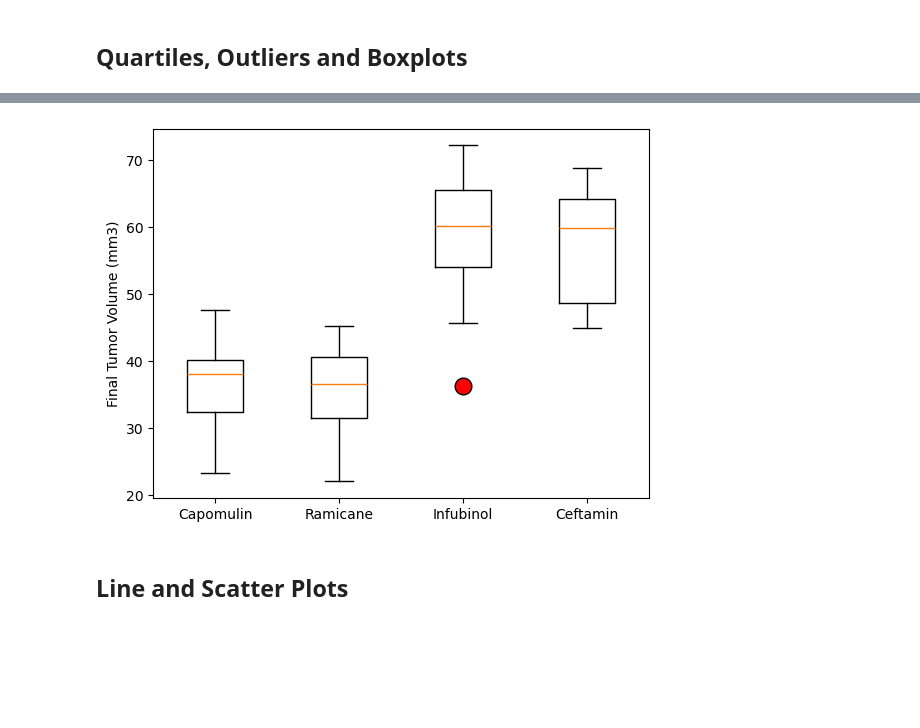
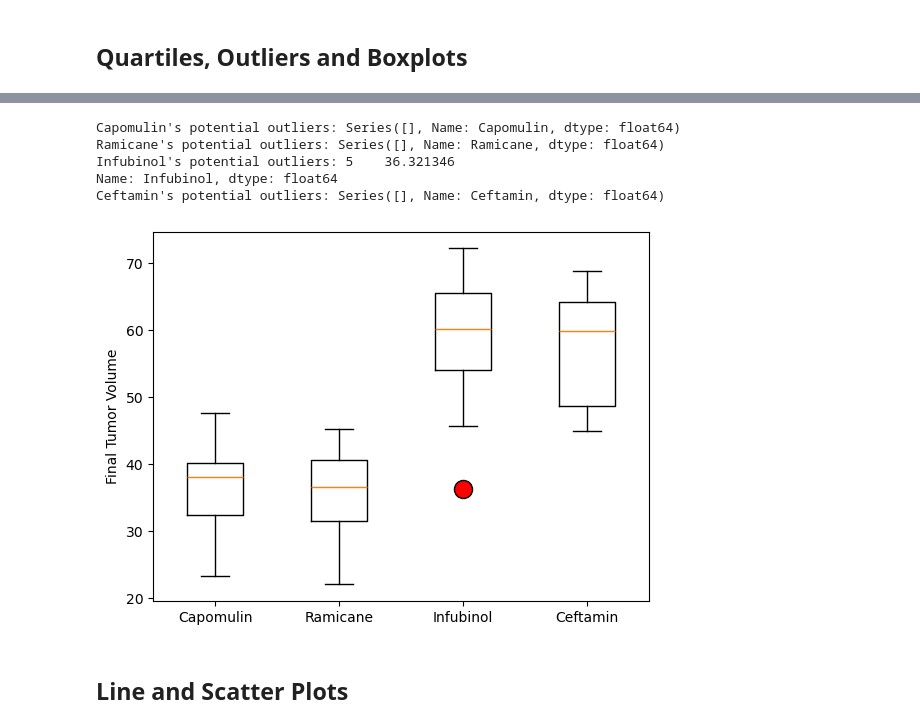
Before and after one commit to itzelvazsan/matplotlib-challenge, a Jupyter notebook: pymaceuticals.ipynb, the cells around one changed output, grey strips where cells are left out. Drawn from its saved outputs; the diff is of its cells as text; code cells hidden in the pictures; blank space fills up the shorter version.

```diff
--- a/pymaceuticals.ipynb
+++ b/pymaceuticals.ipynb
@@ -168,6 +184,9 @@ plt.show()
 # Capomulin, Ramicane, Infubinol, and Ceftamin
 
 # Start by getting the last (greatest) timepoint for each mouse
-
+greatest_timepoint = cleaned_df.groupby(["Mouse ID"])["Timepoint"].max()
+greatest_timepoint.head()
 
 # Merge this group df with the original DataFrame to get the tumor volume at the last timepoint
+mice_great_timepoint = pd.merge(greatest_timepoint, cleaned_df, on = ["Mouse ID", "Timepoint"])
+mice_great_timepoint.head()
@@ -174,18 +200,19 @@ plt.show()
 # %%
 # Put treatments into a list for for loop (and later for plot labels)
-
+treatment = ["Capomulin", "Ramicane", "Infubinol", "Ceftamin"]
 
 # Create empty list to fill with tumor vol data (for plotting)
-
+tumor_volumes = {"Capomulin": [], "Ramicane": [], "Infubinol": [], "Ceftamin": []}
 
 # Calculate the IQR and quantitatively determine if there are any potential outliers.
-
+for drug in treatment:
 
     # Locate the rows which contain mice on each drug and get the tumor volumes
-
+    subset = mice_great_timepoint.loc[mice_great_timepoint["Drug Regimen"] == drug, "Tumor Volume (mm3)"]
 
     # add subset
+    tumor_volumes[drug].extend(subset)
 
-
-    # Determine outliers using upper and lower bounds
+tumor_volumes = pd.DataFrame(tumor_volumes)
+tumor_volumes
 # %% [output]
@@ -197,7 +266,28 @@ Ceftamin's potential outliers: Series([], Name: Tumor Volume (mm3), dtype: float
+# %%
+for drug in treatment:
+    lower_b = quartiles_treatment.loc[quartiles_treatment["treatment"] == drug, "lower_bound"].values[0]
+    upper_b = quartiles_treatment.loc[quartiles_treatment["treatment"] == drug, "upper_bound"].values[0]
+
+    outliers = tumor_volumes.loc[(tumor_volumes[drug] > upper_b) | (tumor_volumes[drug] < lower_b), drug]
+
+    print(f"{drug}'s potential outliers: {outliers}")
+# %% [output]
+Capomulin's potential outliers: Series([], Name: Capomulin, dtype: float64)
+Ramicane's potential outliers: Series([], Name: Ramicane, dtype: float64)
+Infubinol's potential outliers: 5    36.321346
+Name: Infubinol, dtype: float64
+Ceftamin's potential outliers: Series([], Name: Ceftamin, dtype: float64)
 # %%
 # Generate a box plot that shows the distribution of the tumor volume for each treatment group.
+labels = ["Capomulin", "Ramicane", "Infubinol", "Ceftamin"]
+flierprops = dict(marker='o', markerfacecolor='red', markersize=13)
+
+fig, ax = plt.subplots()
+ax.set_ylabel("Final Tumor Volume")
+ax.boxplot(tumor_volumes, labels = labels, flierprops=flierprops)
+plt.show()
 # %% [output]
-[figure, old version]
+[figure, new version]
 # %% [markdown]
 ## Line and Scatter Plots
 # %%
```
Also changed, not shown: parts of 10 cells of this notebook.
